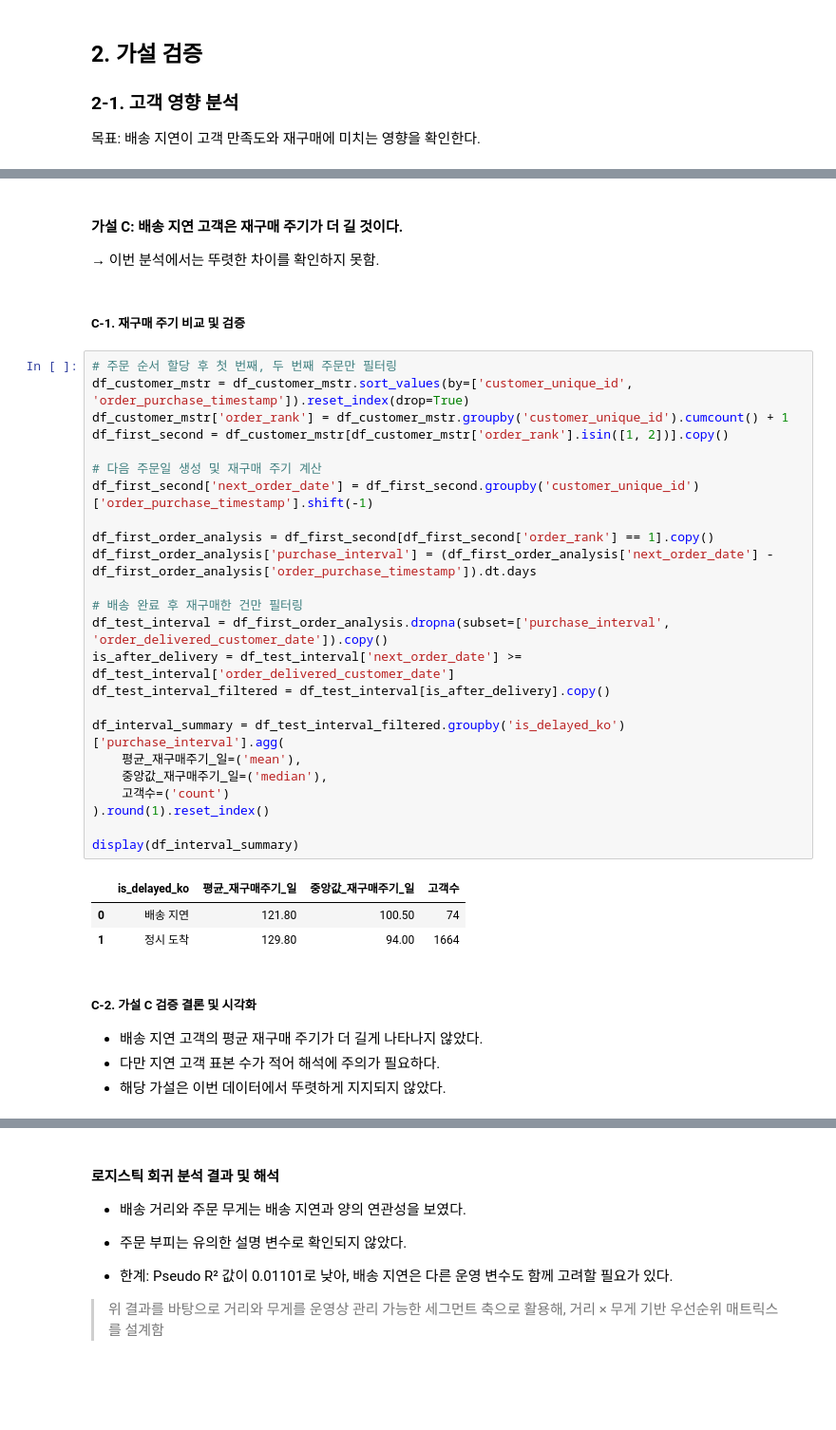
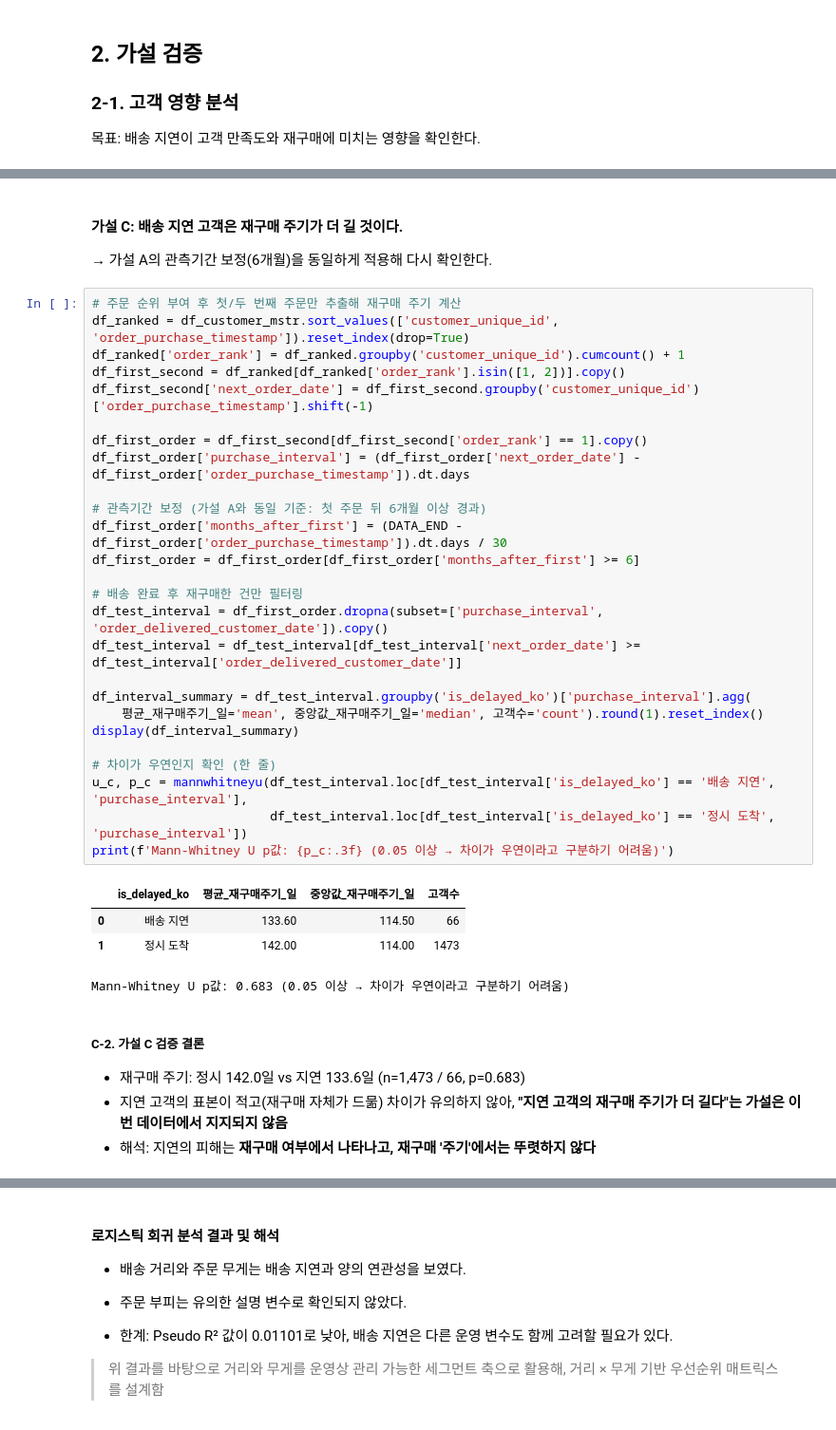
Before and after one commit to eunsung20311-dot/Olist-E-commerce-Analysis, a Jupyter notebook: 02_hypothesis_testing.ipynb, the cells around one changed output, grey strips where cells are left out. Shown at 95% size. Drawn from its saved outputs; the diff is of its cells as text; blank space fills up the shorter version.

```diff
--- a/02_hypothesis_testing.ipynb
+++ b/02_hypothesis_testing.ipynb
@@ -195,38 +250,39 @@ plt.show()
 # %% [markdown]
 #### 가설 C: 배송 지연 고객은 재구매 주기가 더 길 것이다.
-→ 이번 분석에서는 뚜렷한 차이를 확인하지 못함.
+→ 가설 A의 관측기간 보정(6개월)을 동일하게 적용해 다시 확인한다.
-# %% [markdown]
-##### C-1. 재구매 주기 비교 및 검증
 # %%
-# 주문 순서 할당 후 첫 번째, 두 번째 주문만 필터링
-df_customer_mstr = df_customer_mstr.sort_values(by=['customer_unique_id', 'order_purchase_timestamp']).reset_index(drop=True)
-df_customer_mstr['order_rank'] = df_customer_mstr.groupby('customer_unique_id').cumcount() + 1
-df_first_second = df_customer_mstr[df_customer_mstr['order_rank'].isin([1, 2])].copy()
-
-# 다음 주문일 생성 및 재구매 주기 계산
+# 주문 순위 부여 후 첫/두 번째 주문만 추출해 재구매 주기 계산
+df_ranked = df_customer_mstr.sort_values(['customer_unique_id', 'order_purchase_timestamp']).reset_index(drop=True)
+df_ranked['order_rank'] = df_ranked.groupby('customer_unique_id').cumcount() + 1
+df_first_second = df_ranked[df_ranked['order_rank'].isin([1, 2])].copy()
 df_first_second['next_order_date'] = df_first_second.groupby('customer_unique_id')['order_purchase_timestamp'].shift(-1)
 
-df_first_order_analysis = df_first_second[df_first_second['order_rank'] == 1].copy()
-df_first_order_analysis['purchase_interval'] = (df_first_order_analysis['next_order_date'] - df_first_order_analysis['order_purchase_timestamp']).dt.days
+df_first_order = df_first_second[df_first_second['order_rank'] == 1].copy()
+df_first_order['purchase_interval'] = (df_first_order['next_order_date'] - df_first_order['order_purchase_timestamp']).dt.days
+
+# 관측기간 보정 (가설 A와 동일 기준: 첫 주문 뒤 6개월 이상 경과)
+df_first_order['months_after_first'] = (DATA_END - df_first_order['order_purchase_timestamp']).dt.days / 30
+df_first_order = df_first_order[df_first_order['months_after_first'] >= 6]
 
 # 배송 완료 후 재구매한 건만 필터링
-df_test_interval = df_first_order_analysis.dropna(subset=['purchase_interval', 'order_delivered_customer_date']).copy()
-is_after_delivery = df_test_interval['next_order_date'] >= df_test_interval['order_delivered_customer_date']
-df_test_interval_filtered = df_test_interval[is_after_delivery].copy()
+df_test_interval = df_first_order.dropna(subset=['purchase_interval', 'order_delivered_customer_date']).copy()
+df_test_interval = df_test_interval[df_test_interval['next_order_date'] >= df_test_interval['order_delivered_customer_date']]
 
-df_interval_summary = df_test_interval_filtered.groupby('is_delayed_ko')['purchase_interval'].agg(
-    평균_재구매주기_일=('mean'),
-    중앙값_재구매주기_일=('median'),
-    고객수=('count')
-).round(1).reset_index()
+df_interval_summary = df_test_interval.groupby('is_delayed_ko')['purchase_interval'].agg(
+    평균_재구매주기_일='mean', 중앙값_재구매주기_일='median', 고객수='count').round(1).reset_index()
+display(df_interval_summary)
 
-display(df_interval_summary)
+# 차이가 우연인지 확인 (한 줄)
+u_c, p_c = mannwhitneyu(df_test_interval.loc[df_test_interval['is_delayed_ko'] == '배송 지연', 'purchase_interval'],
+                        df_test_interval.loc[df_test_interval['is_delayed_ko'] == '정시 도착', 'purchase_interval'])
+print(f'Mann-Whitney U p값: {p_c:.3f} (0.05 이상 → 차이가 우연이라고 구분하기 어려움)')
 # %% [output]
 |  | is_delayed_ko | 평균_재구매주기_일 | 중앙값_재구매주기_일 | 고객수 |
-| 0 | 배송 지연 | 121.80 | 100.50 | 74 |
-| 1 | 정시 도착 | 129.80 | 94.00 | 1664 |
+| 0 | 배송 지연 | 133.60 | 114.50 | 66 |
+| 1 | 정시 도착 | 142.00 | 114.00 | 1473 |
+Mann-Whitney U p값: 0.683 (0.05 이상 → 차이가 우연이라고 구분하기 어려움)
 # %% [markdown]
-##### C-2. 가설 C 검증 결론 및 시각화
-- 배송 지연 고객의 평균 재구매 주기가 더 길게 나타나지 않았다.
-- 다만 지연 고객 표본 수가 적어 해석에 주의가 필요하다.
-- 해당 가설은 이번 데이터에서 뚜렷하게 지지되지 않았다.
+##### C-2. 가설 C 검증 결론
+- 재구매 주기: 정시 142.0일 vs 지연 133.6일 (n=1,473 / 66, p=0.683)
+- 지연 고객의 표본이 적고(재구매 자체가 드묾) 차이가 유의하지 않아, **"지연 고객의 재구매 주기가 더 길다"는 가설은 이번 데이터에서 지지되지 않음**
+- 해석: 지연의 피해는 **재구매 여부에서 나타나고, 재구매 '주기'에서는 뚜렷하지 않다**
```
Also changed, not shown: parts of 37 cells of this notebook, 2 other files.
